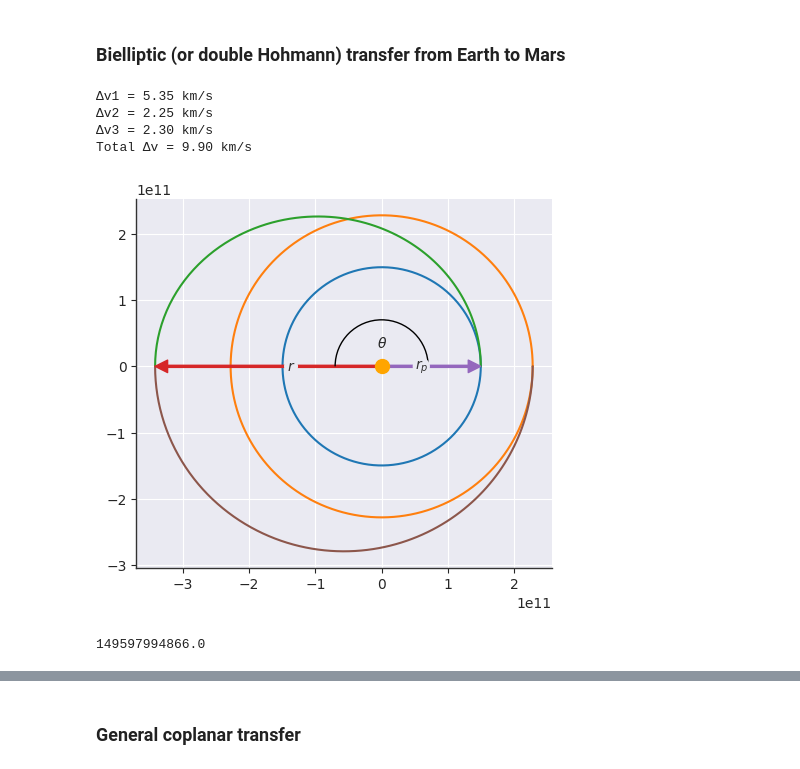
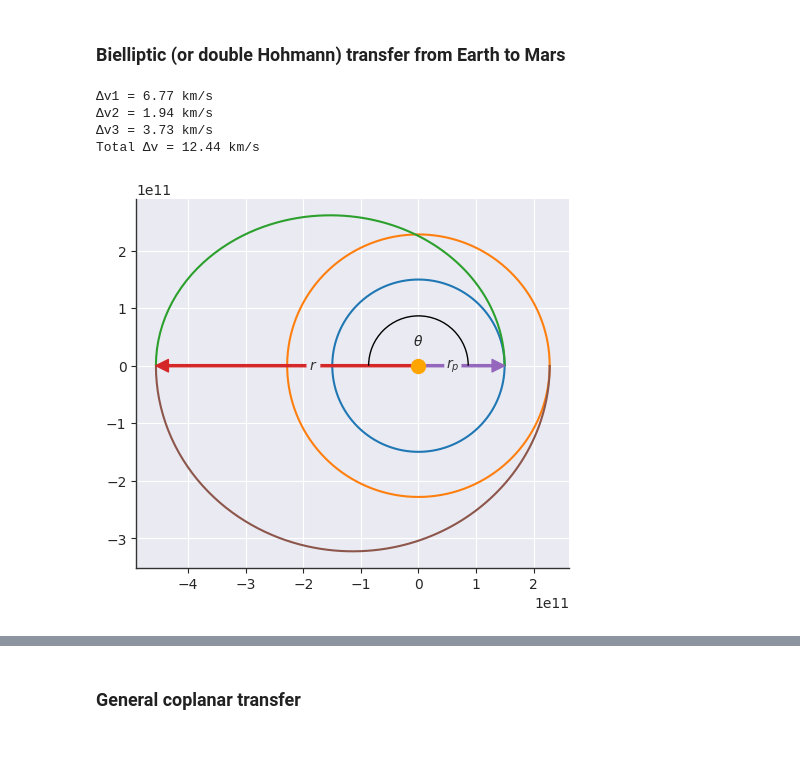
Before and after one commit to Pocket-titan/apygee, a Jupyter notebook: examples.ipynb, the cells around one changed output, grey strips where cells are left out. Saved outputs shown, nothing was run; the diff lists cells and outputs as text; code cells hidden in the pictures.

```diff
--- a/examples.ipynb
+++ b/examples.ipynb
@@ -92,36 +95,36 @@ import numpy as np
 import matplotlib.pyplot as plt
 from keppy import Orbit, EARTH, MARS, MU_SUN
 
 earth = Orbit([EARTH.a], mu=MU_SUN).at_theta(0)
 mars = Orbit([MARS.a], mu=MU_SUN).at_theta(np.pi)
-[transfer1, transfer2] = earth.bielliptic_transfer(mars, ra=mars.ra * 1.5)
+[transfer1, transfer2] = earth.bielliptic_transfer(mars, ra=mars.ra * 2)
 
 earth.plot()
 mars.plot()
 transfer1.plot(thetas=np.linspace(0, np.pi, 100), theta=np.pi, show=["r", "r_p", "theta"])
 transfer2.plot(thetas=np.linspace(np.pi, 2 * np.pi, 100))
 plt.scatter([0], [0], s=100, color="orange", zorder=3)
 
 v0 = earth.at_theta(0).v_vec
 v1 = transfer1.at_theta(0).v_vec
 dv1 = np.linalg.norm(v1 - v0)
 print(f"Δv1 = {dv1/1e3:.2f} km/s")
 
 v2 = transfer1.at_theta(np.pi).v_vec
 v3 = transfer2.at_theta(np.pi).v_vec
 dv2 = np.linalg.norm(v3 - v2)
 print(f"Δv2 = {dv2/1e3:.2f} km/s")
 
 v4 = transfer2.at_theta(0).v_vec
 v5 = mars.at_theta(2 * np.pi).v_vec
 dv3 = np.linalg.norm(v5 - v4)
 print(f"Δv3 = {dv3/1e3:.2f} km/s")
 
 dv = dv1 + dv2 + dv3
 print(f"Total Δv = {dv/1e3:.2f} km/s")
 # %% [output]
-Δv1 = 5.35 km/s
-Δv2 = 2.25 km/s
-Δv3 = 2.30 km/s
-Total Δv = 9.90 km/s
+Δv1 = 6.77 km/s
+Δv2 = 1.94 km/s
+Δv3 = 3.73 km/s
+Total Δv = 12.44 km/s
-[figure, old version]
+[figure, new version]
@@ -187,4 +130,0 @@ for n, m in filter(filter_nm, product(ns, ms)):
-# %%
-np.round(149597994866.2327)
-# %% [output]
-149597994866.0
```
Also changed, not shown: parts of 11 cells of this notebook, 4 other files.
